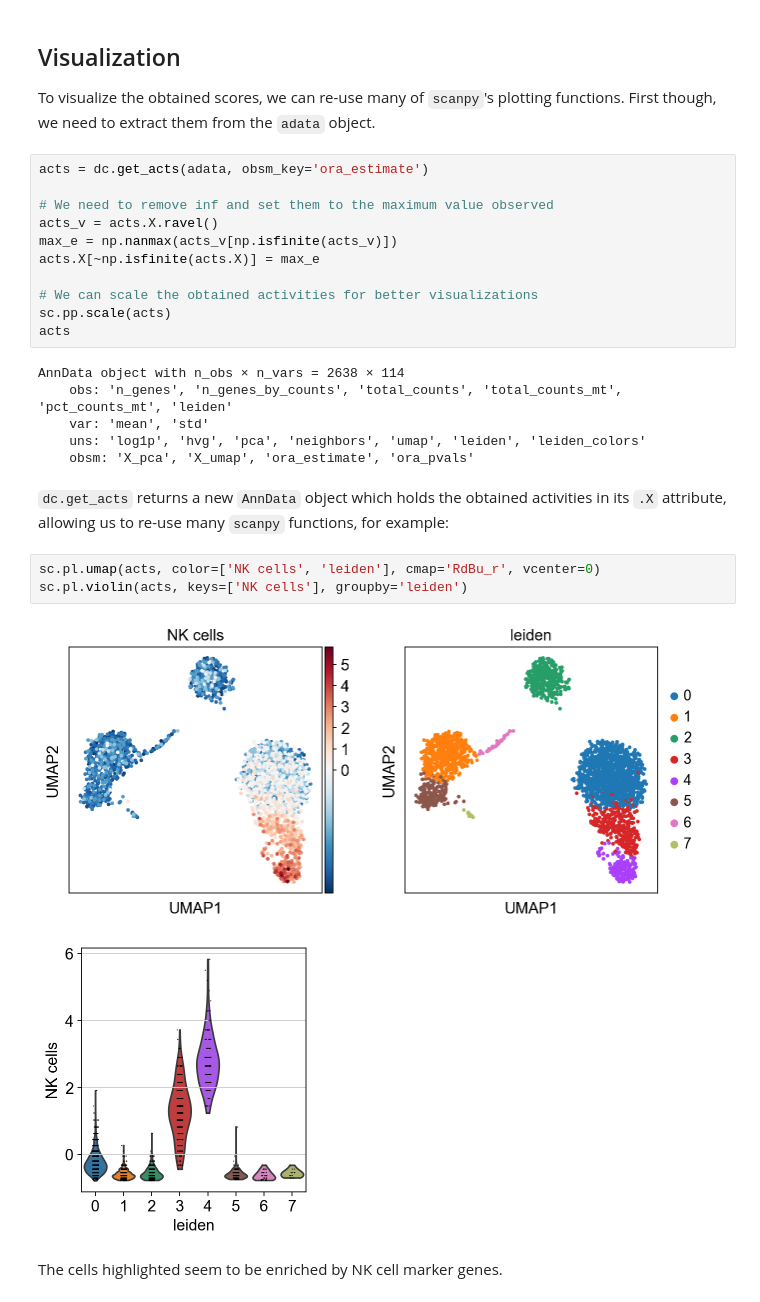
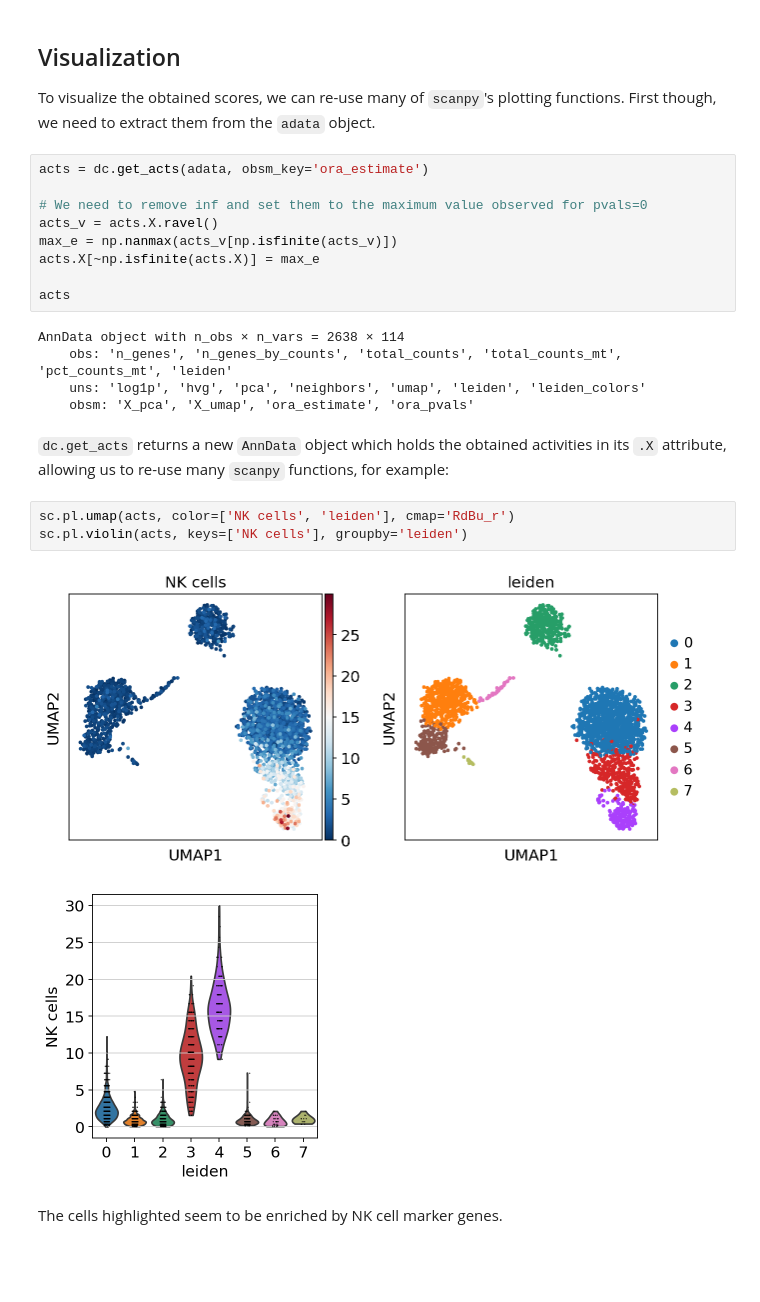
Before and after one commit to saezlab/decoupler-py, a Jupyter notebook: docs/source/notebooks/cell_annotation.ipynb, the cells around one changed output. Saved outputs shown, nothing was run; the diff lists cells and outputs as text; blank space fills up the shorter version.

```diff
--- a/docs/source/notebooks/cell_annotation.ipynb
+++ b/docs/source/notebooks/cell_annotation.ipynb
@@ -229,28 +229,25 @@ First though, we need to extract them from the `adata` object.
 # %%
 acts = dc.get_acts(adata, obsm_key='ora_estimate')
 
-# We need to remove inf and set them to the maximum value observed
+# We need to remove inf and set them to the maximum value observed for pvals=0
 acts_v = acts.X.ravel()
 max_e = np.nanmax(acts_v[np.isfinite(acts_v)])
 acts.X[~np.isfinite(acts.X)] = max_e
 
-# We can scale the obtained activities for better visualizations
-sc.pp.scale(acts)
 acts
 # %% [output]
 AnnData object with n_obs × n_vars = 2638 × 114
     obs: 'n_genes', 'n_genes_by_counts', 'total_counts', 'total_counts_mt', 'pct_counts_mt', 'leiden'
-    var: 'mean', 'std'
     uns: 'log1p', 'hvg', 'pca', 'neighbors', 'umap', 'leiden', 'leiden_colors'
     obsm: 'X_pca', 'X_umap', 'ora_estimate', 'ora_pvals'
 # %% [markdown]
 `dc.get_acts` returns a new `AnnData` object which holds the obtained activities in its `.X` attribute, allowing us to re-use many `scanpy` functions, for example:
 # %%
-sc.pl.umap(acts, color=['NK cells', 'leiden'], cmap='RdBu_r', vcenter=0)
+sc.pl.umap(acts, color=['NK cells', 'leiden'], cmap='RdBu_r')
 sc.pl.violin(acts, keys=['NK cells'], groupby='leiden')
 # %% [output]
-[figure, old version]
+[figure, new version]
-[figure, old version]
+[figure, new version]
 # %% [markdown]
 The cells highlighted seem to be enriched by NK cell marker genes.
 # %% [markdown]
```
Also changed, not shown: parts of 9 cells of this notebook, 3 other files.
